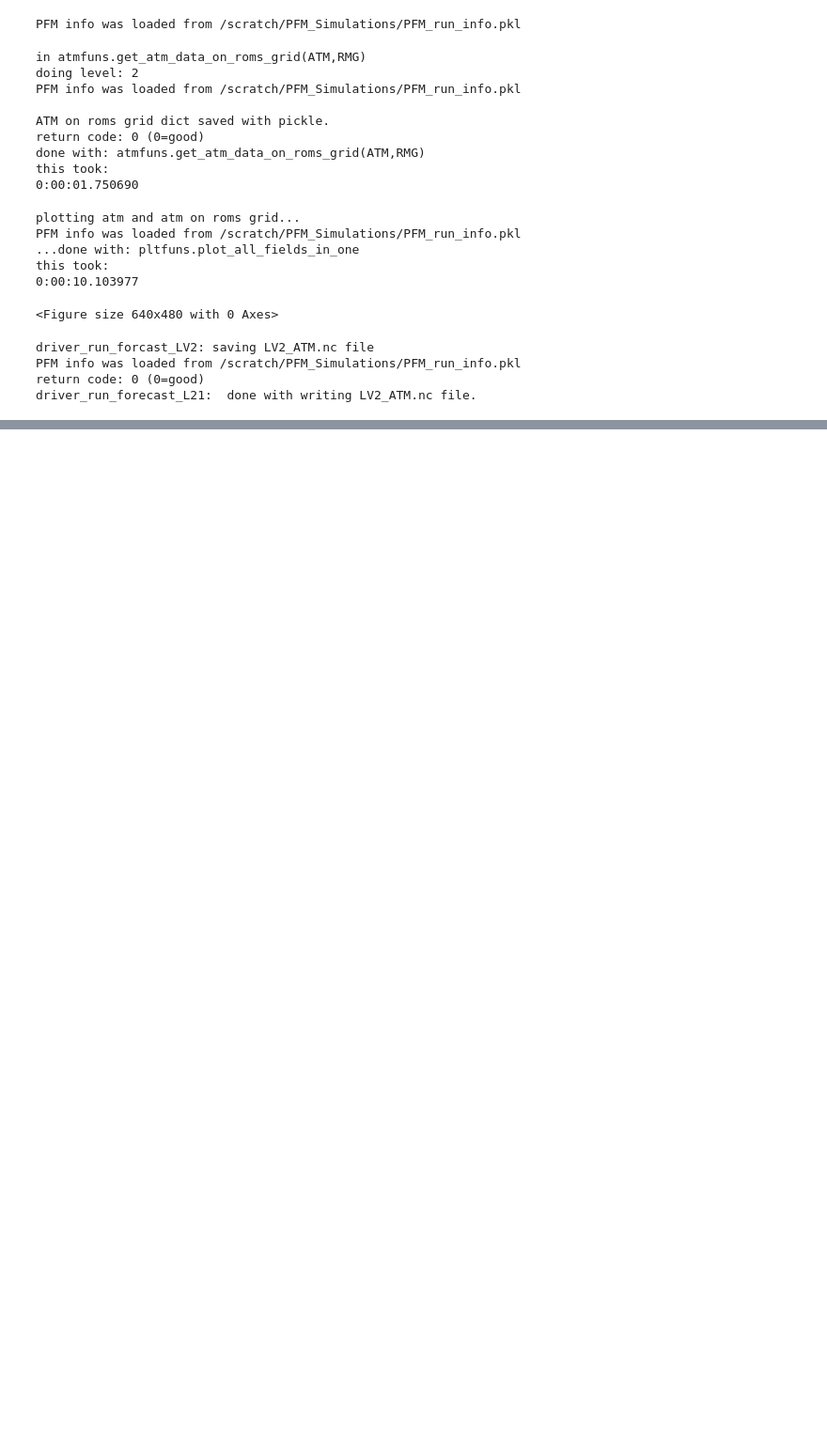
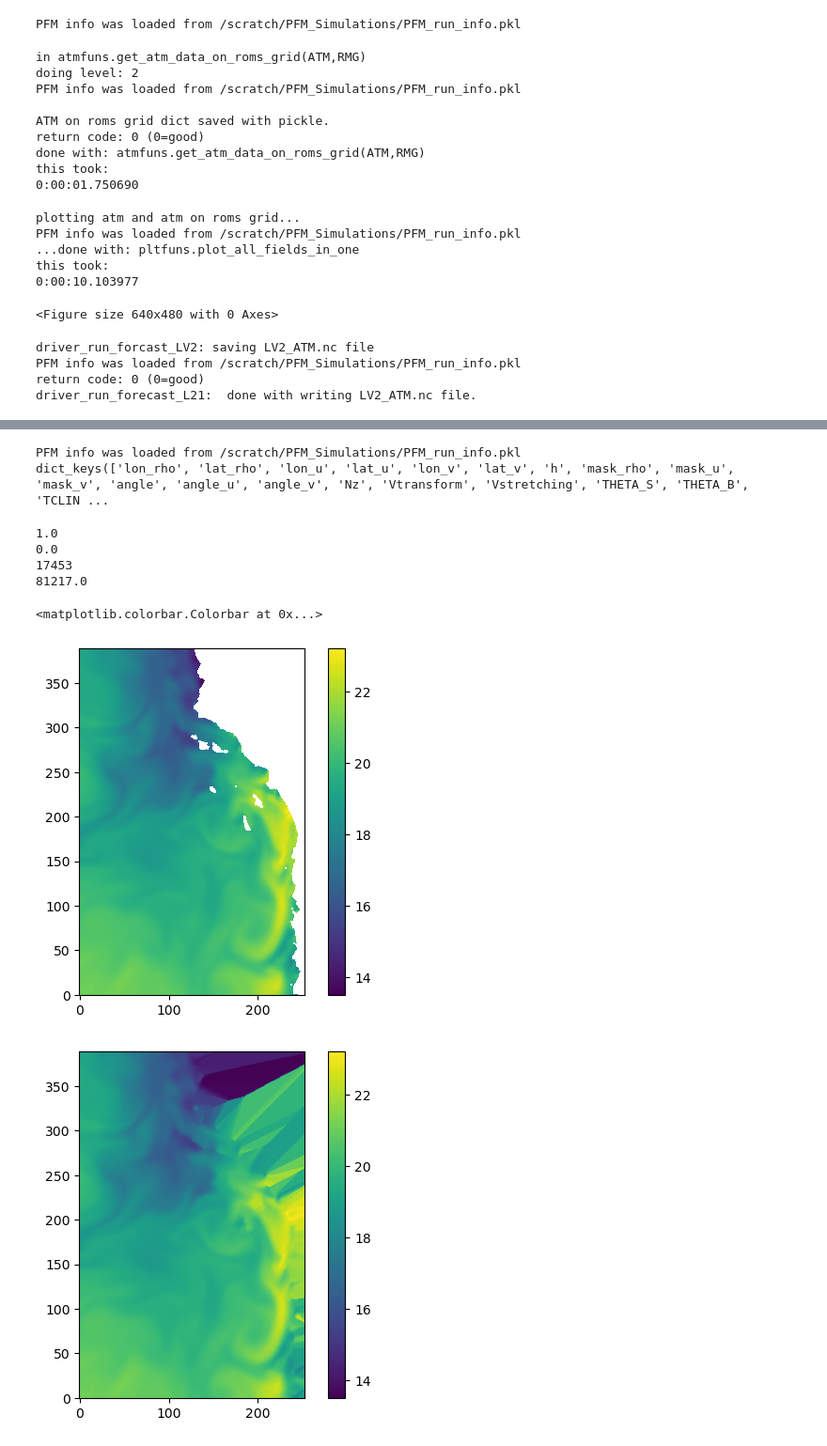
Before and after one commit to mspydell/PFM, a Jupyter notebook: driver/driver_run_LV2_v1.ipynb, the cells around one changed output, grey strips where cells are left out. Shown at 94% size. Saved outputs shown, nothing was run; the diff lists cells and outputs as text; code cells hidden in the pictures; blank space fills up the shorter version.

```diff
--- a/driver/driver_run_LV2_v1.ipynb
+++ b/driver/driver_run_LV2_v1.ipynb
@@ -100,0 +174,49 @@ driver_run_forecast_L21:  done with writing LV2_ATM.nc file.
+# %%
+
+
+PFM=get_PFM_info()
+G1 = grdfuns.roms_grid_to_dict(PFM['lv1_grid_file'])
+G2 = grdfuns.roms_grid_to_dict(PFM['lv2_grid_file'])
+
+fn = PFM['lv1_his_name_full']
+his_ds = nc.Dataset(fn)
+
+#vrn = 'vbar'
+#zz = his_ds.variables[vrn][0,:,:]
+#zz = G1['angle']
+
+print(G1.keys())
+# %% [output]
+PFM info was loaded from /scratch/PFM_Simulations/PFM_run_info.pkl
+dict_keys(['lon_rho', 'lat_rho', 'lon_u', 'lat_u', 'lon_v', 'lat_v', 'h', 'mask_rho', 'mask_u', 'mask_v', 'angle', 'angle_u', 'angle_v', 'Nz', 'Vtransform', 'Vstretching', 'THETA_S', 'THETA_B', 'TCLIN ...
+# %%
+
+#print(G1['mask_rho'][-1,:])
+gr_msk = G1['mask_rho']
+print(gr_msk[0,0])
+print(gr_msk[-1,-1])
+aa = ocnfuns.get_indices_to_fill(G1['mask_rho'])
+
+vrn = 'temp'
+zz = np.squeeze(his_ds.variables[vrn][0,-1,:,:])
+zz2 = zz.copy()
+zz2[gr_msk==0] = zz2[gr_msk==1][aa]
+
+print(len(aa))
+print(np.sum(gr_msk))
+
+fig, ax = plt.subplots()
+pos=ax.imshow(zz ,origin='lower')
+fig.colorbar(pos,ax=ax)
+
+fig, ax = plt.subplots()
+pos=ax.imshow(zz2,origin='lower')
+fig.colorbar(pos,ax=ax)
+# %% [output]
+1.0
+0.0
+17453
+81217.0
+<matplotlib.colorbar.Colorbar at 0x...>
+[figure, added]
+[figure, added]
```
Also changed, not shown: parts of 8 cells of this notebook, 2 other files.
